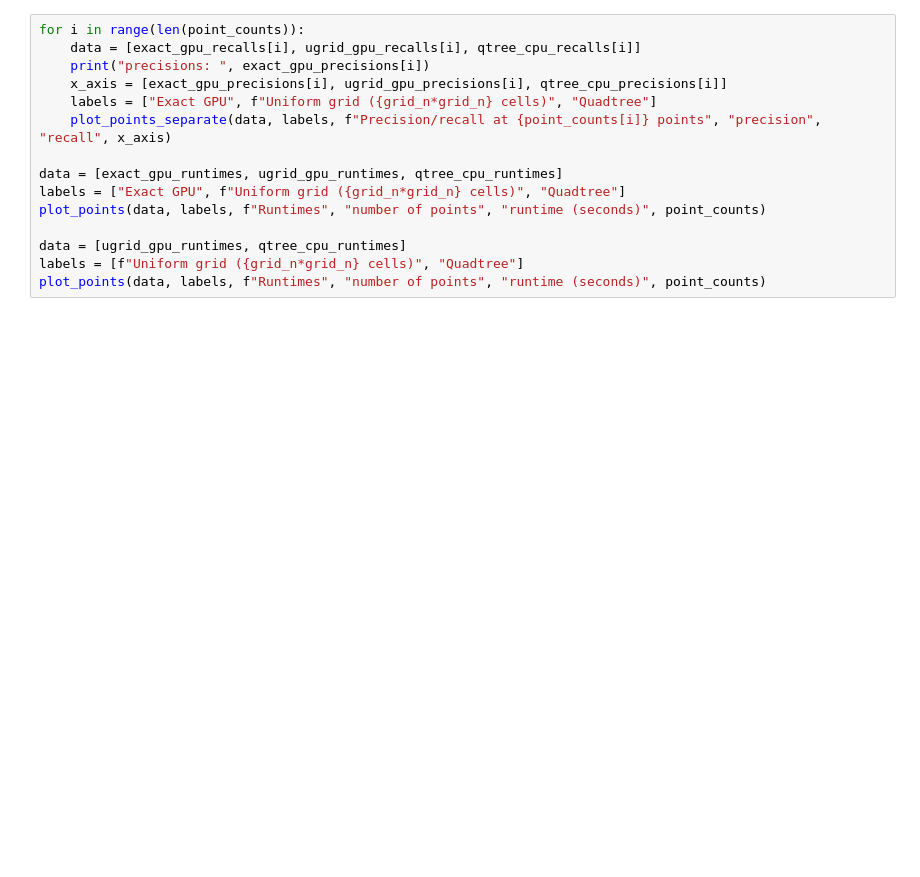
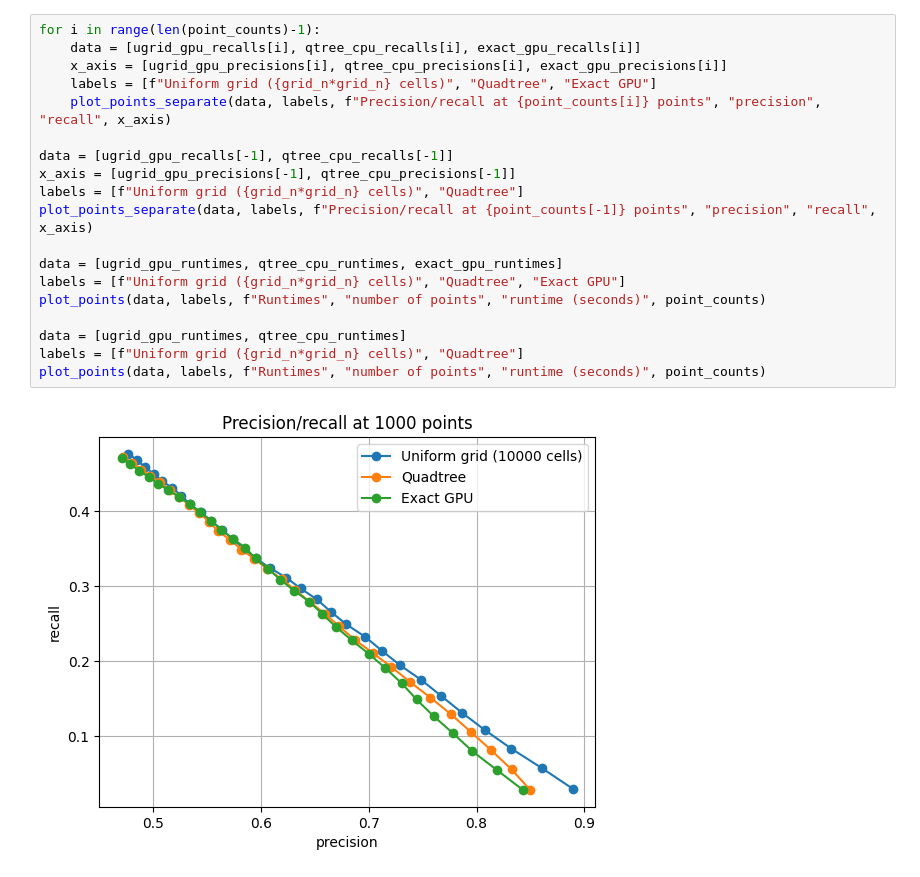
Before and after one commit to Milan7843/hyperbolic-tsne, a Jupyter notebook: uniform_grid_experiments/all_comparison.ipynb, the cells around one changed output. Drawn from its saved outputs; the diff is of its cells as text; blank space fills up the shorter version.

```diff
--- a/uniform_grid_experiments/all_comparison.ipynb
+++ b/uniform_grid_experiments/all_comparison.ipynb
@@ -49,15 +121,21 @@ for num_points in point_counts:
 # %%
-for i in range(len(point_counts)):
-    data = [exact_gpu_recalls[i], ugrid_gpu_recalls[i], qtree_cpu_recalls[i]]
-    print("precisions: ", exact_gpu_precisions[i])
-    x_axis = [exact_gpu_precisions[i], ugrid_gpu_precisions[i], qtree_cpu_precisions[i]]
-    labels = ["Exact GPU", f"Uniform grid ({grid_n*grid_n} cells)", "Quadtree"]
+for i in range(len(point_counts)-1):
+    data = [ugrid_gpu_recalls[i], qtree_cpu_recalls[i], exact_gpu_recalls[i]]
+    x_axis = [ugrid_gpu_precisions[i], qtree_cpu_precisions[i], exact_gpu_precisions[i]]
+    labels = [f"Uniform grid ({grid_n*grid_n} cells)", "Quadtree", "Exact GPU"]
     plot_points_separate(data, labels, f"Precision/recall at {point_counts[i]} points", "precision", "recall", x_axis)
 
-data = [exact_gpu_runtimes, ugrid_gpu_runtimes, qtree_cpu_runtimes]
-labels = ["Exact GPU", f"Uniform grid ({grid_n*grid_n} cells)", "Quadtree"]
+data = [ugrid_gpu_recalls[-1], qtree_cpu_recalls[-1]]
+x_axis = [ugrid_gpu_precisions[-1], qtree_cpu_precisions[-1]]
+labels = [f"Uniform grid ({grid_n*grid_n} cells)", "Quadtree"]
+plot_points_separate(data, labels, f"Precision/recall at {point_counts[-1]} points", "precision", "recall", x_axis)
+
+data = [ugrid_gpu_runtimes, qtree_cpu_runtimes, exact_gpu_runtimes]
+labels = [f"Uniform grid ({grid_n*grid_n} cells)", "Quadtree", "Exact GPU"]
 plot_points(data, labels, f"Runtimes", "number of points", "runtime (seconds)", point_counts)
 
 data = [ugrid_gpu_runtimes, qtree_cpu_runtimes]
 labels = [f"Uniform grid ({grid_n*grid_n} cells)", "Quadtree"]
 plot_points(data, labels, f"Runtimes", "number of points", "runtime (seconds)", point_counts)
+# %% [output]
+[figure, added]
```
Also changed, not shown: parts of 2 cells of this notebook, 10 other files.
